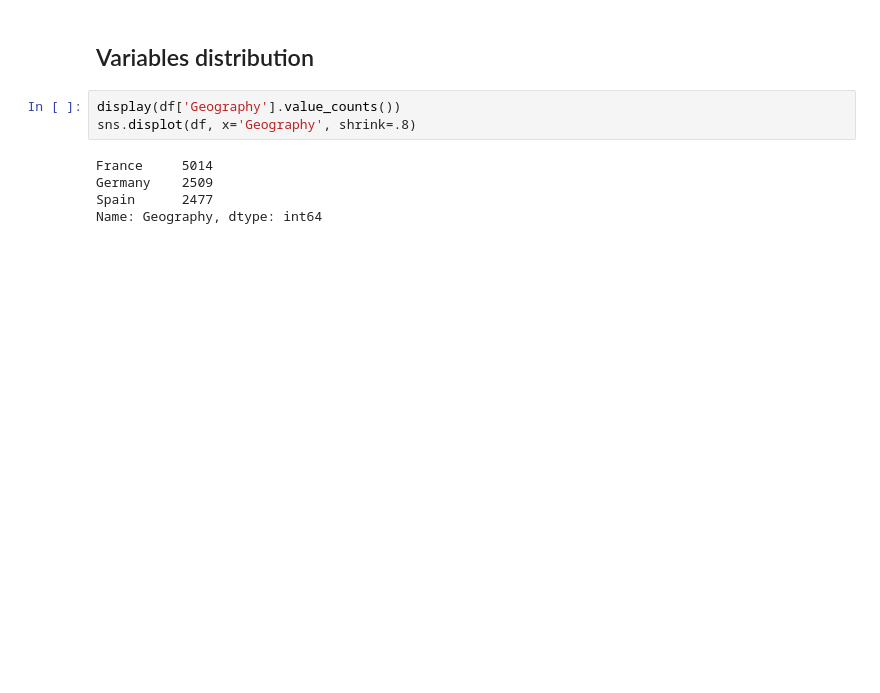
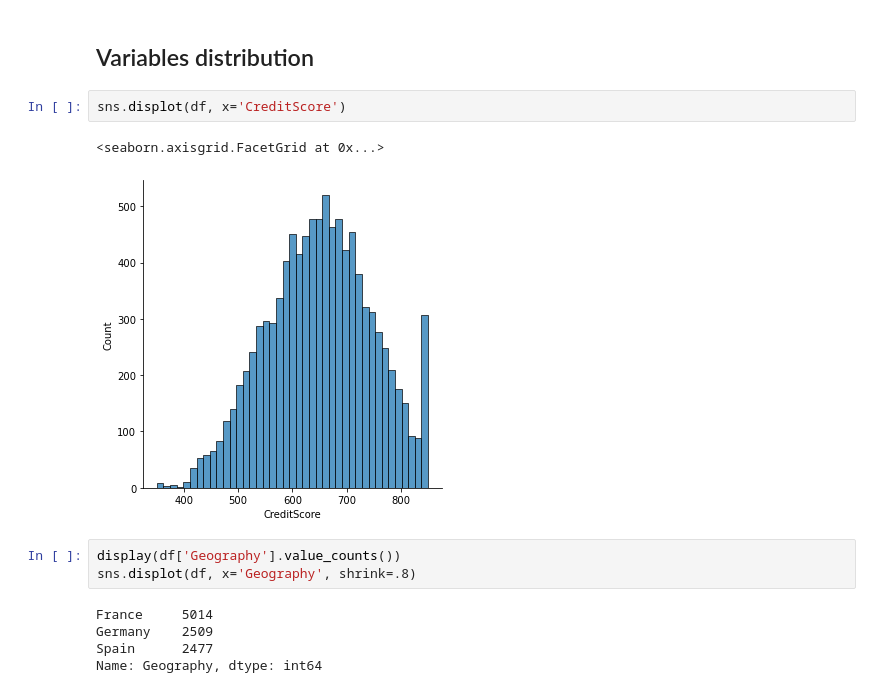
Before and after one commit to Gaboelc/predictive-analysis-of-customer-churn-in-banks, a Jupyter notebook: EDA.ipynb, the cells around one changed output. Saved outputs shown, nothing was run; the diff lists cells and outputs as text; blank space fills up the shorter version.

```diff
--- a/EDA.ipynb
+++ b/EDA.ipynb
@@ -59,6 +67,11 @@ df.groupby(by=['Geography']).mean()
 | Spain | 651.333872 | 38.890997 | 5.032297 | 61818.147763 | 1.539362 | 0.694792 | 0.529673 | 99440.572281 | ... |
 # %% [markdown]
 ## Variables distribution
+# %%
+sns.displot(df, x='CreditScore')
+# %% [output]
+<seaborn.axisgrid.FacetGrid at 0x...>
+[figure, added]
 # %%
 display(df['Geography'].value_counts())
 sns.displot(df, x='Geography', shrink=.8)
```
Also changed, not shown: parts of 20 cells of this notebook, 1 other file.
